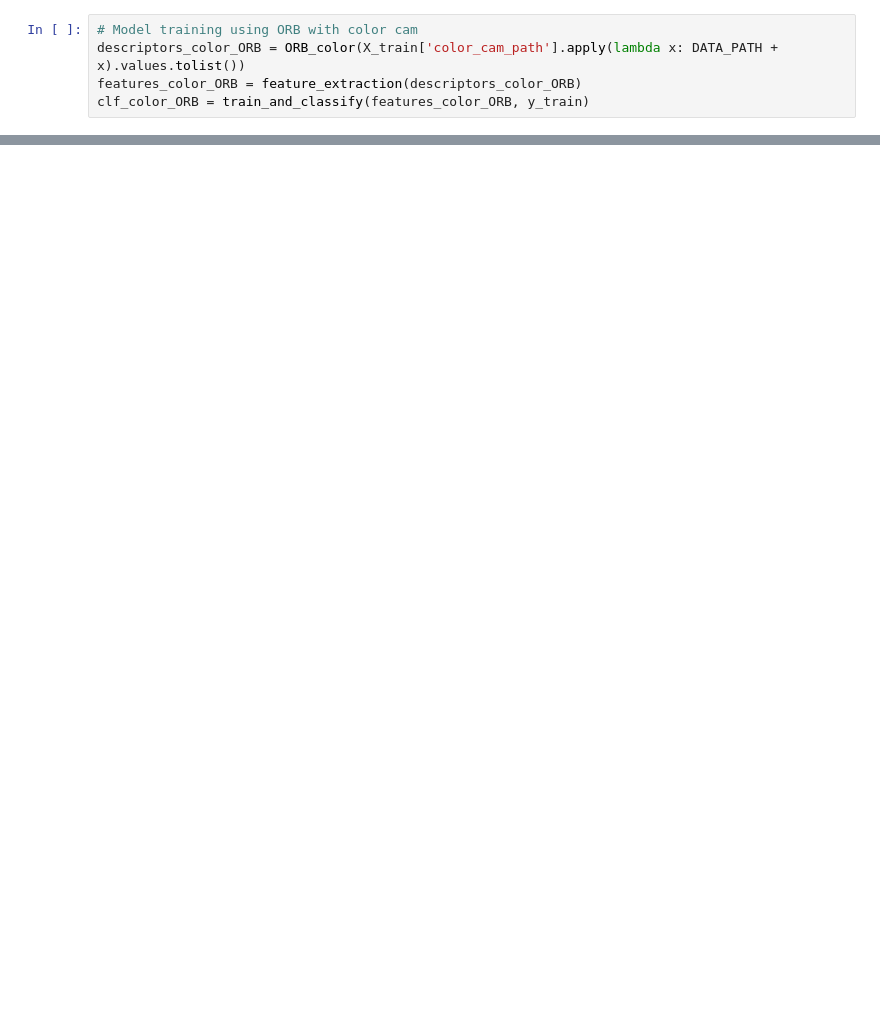
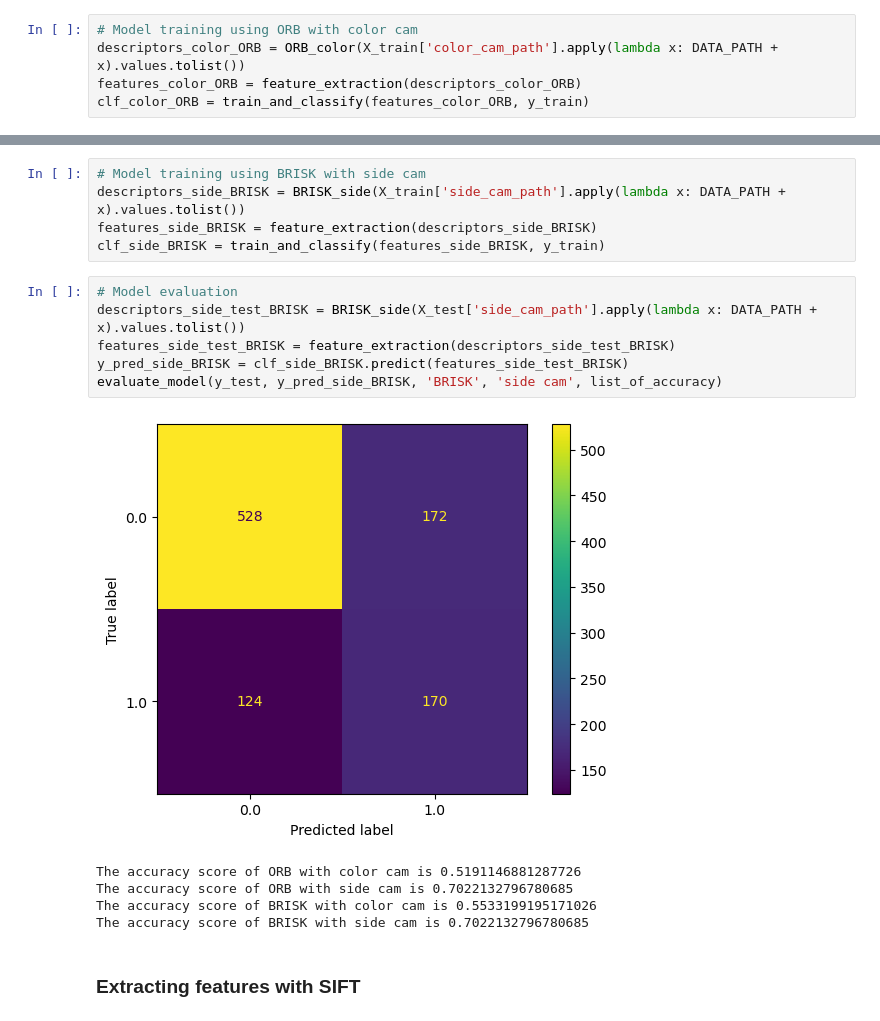
Before and after one commit to louismeeckers/data-fusion-g2, a Jupyter notebook: 4_mid_level_fusion_classical/test.ipynb, the cells around one changed output, grey strips where cells are left out. Cells and saved outputs as stored; diff of their text form; blank space fills up the shorter version.

```diff
--- a/4_mid_level_fusion_classical/test.ipynb
+++ b/4_mid_level_fusion_classical/test.ipynb
@@ -196,0 +255,19 @@ The accuracy score of ORB with color cam is 0.403420523138833
+# %%
+# Model training using BRISK with side cam
+descriptors_side_BRISK = BRISK_side(X_train['side_cam_path'].apply(lambda x: DATA_PATH + x).values.tolist())
+features_side_BRISK = feature_extraction(descriptors_side_BRISK)
+clf_side_BRISK = train_and_classify(features_side_BRISK, y_train)
+# %%
+# Model evaluation
+descriptors_side_test_BRISK = BRISK_side(X_test['side_cam_path'].apply(lambda x: DATA_PATH + x).values.tolist())
+features_side_test_BRISK = feature_extraction(descriptors_side_test_BRISK)
+y_pred_side_BRISK = clf_side_BRISK.predict(features_side_test_BRISK)
+evaluate_model(y_test, y_pred_side_BRISK, 'BRISK', 'side cam', list_of_accuracy)
+# %% [output]
+[figure, added]
+The accuracy score of ORB with color cam is 0.5191146881287726
+The accuracy score of ORB with side cam is 0.7022132796780685
+The accuracy score of BRISK with color cam is 0.5533199195171026
+The accuracy score of BRISK with side cam is 0.7022132796780685
+# %% [markdown]
+### Extracting features with SIFT
```
Also changed, not shown: parts of 20 cells of this notebook, 1 other file.
